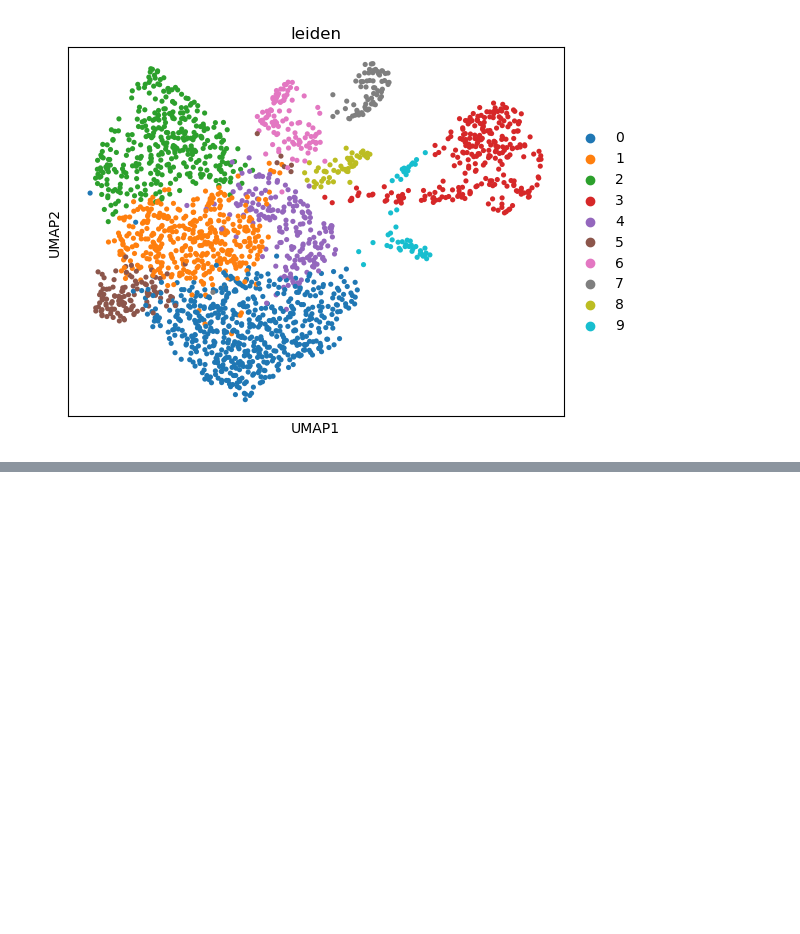
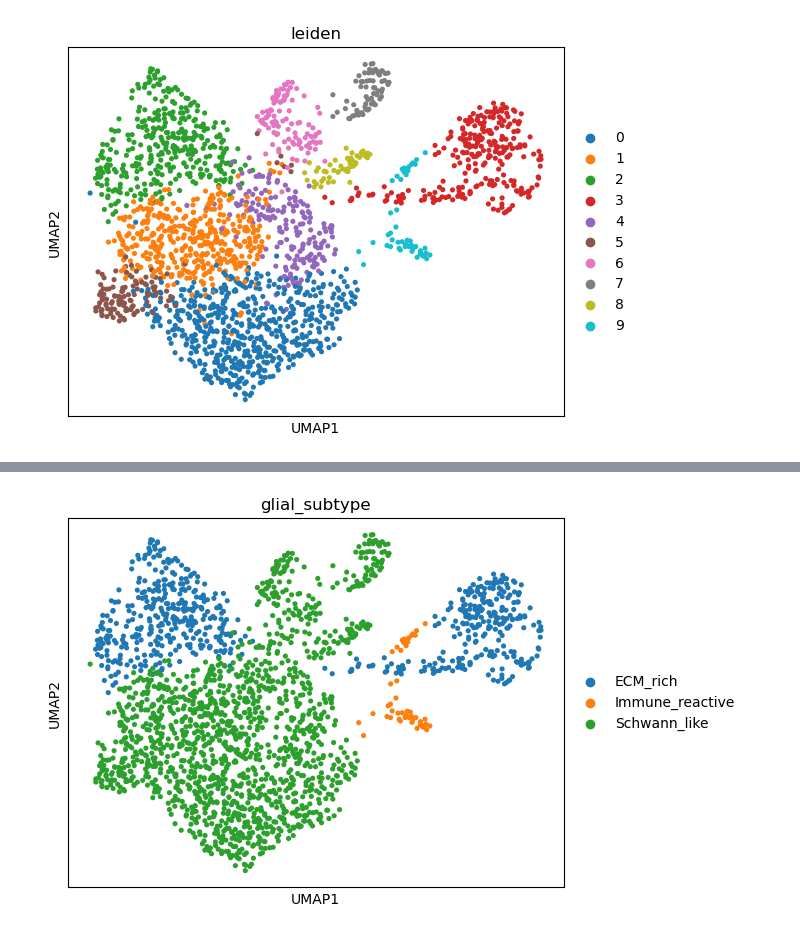
Before and after one commit to HaeunKim45/NIM_practice, a Jupyter notebook: Kong(2023)_CO_STR.ipynb, the cells around one changed output, grey strips where cells are left out. Saved outputs shown, nothing was run; the diff lists cells and outputs as text; code cells hidden in the pictures; blank space fills up the shorter version.

```diff
--- a/Kong(2023)_CO_STR.ipynb
+++ b/Kong(2023)_CO_STR.ipynb
@@ -304,0 +321,10 @@ glial_markers = {
+# %%
+cluster_to_subtype = {}
+for cluster in gadata_CO.obs['leiden'].unique():
+    cluster_cells = gadata_CO[gadata_CO.obs['leiden'] == cluster]
+    avg_scores = {ct: cluster_cells.obs[f"{ct}_score"].mean() for ct in glial_markers}
+    best = max(avg_scores, key=avg_scores.get)
+    cluster_to_subtype[cluster] = best
+    print(f"Cluster {cluster}: {avg_scores} -> {best}")
+
+gadata_CO.obs['glial_subtype'] = gadata_CO.obs['leiden'].map(cluster_to_subtype)
@@ -304,0 +342,4 @@ glial_markers = {
+# %%
+sc.pl.umap(gadata_CO, color='glial_subtype', legend_loc='right margin')
+# %% [output]
+[figure, added]
```
Also changed, not shown: parts of 5 cells of this notebook, 1 other file.
